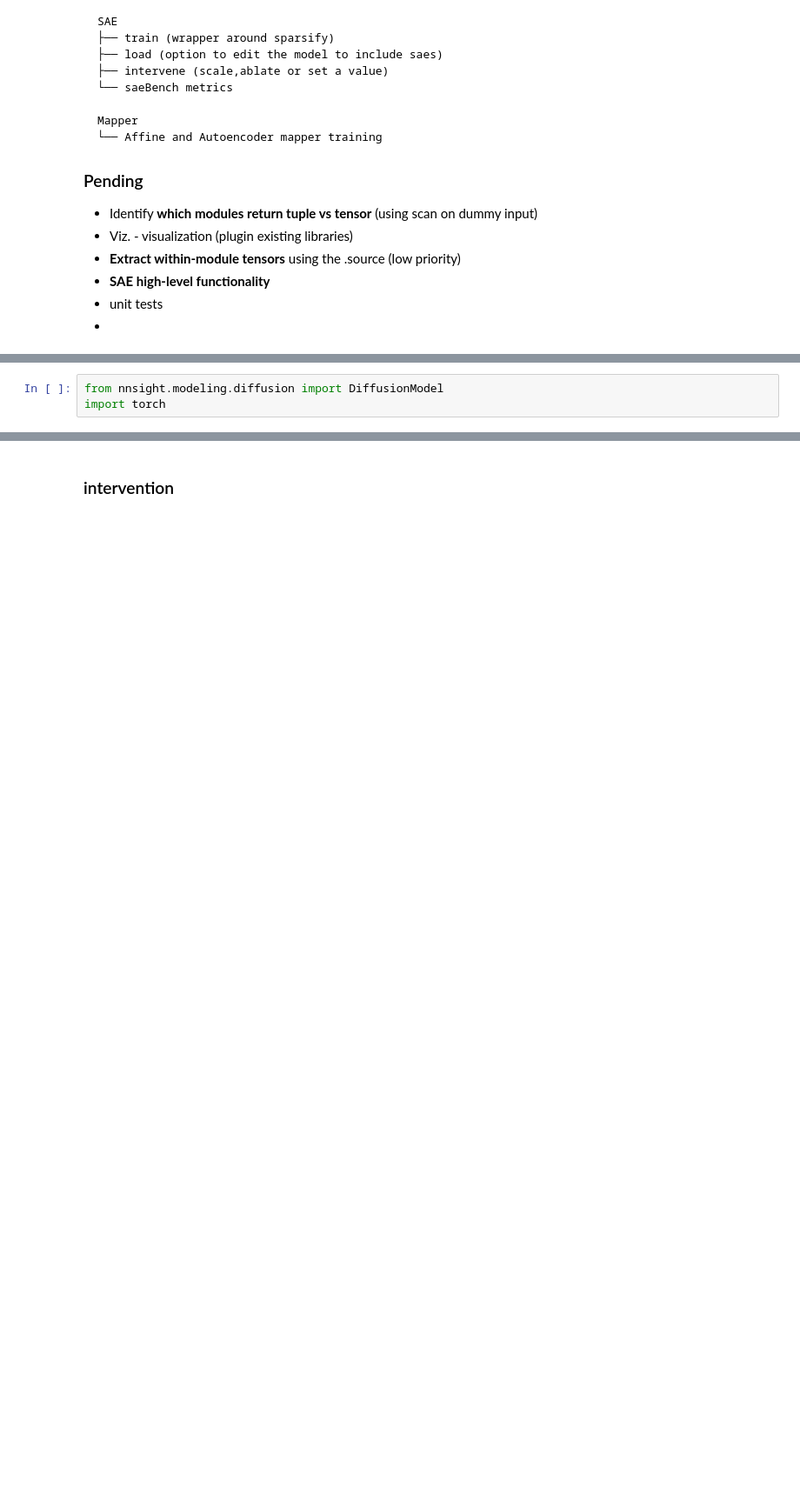
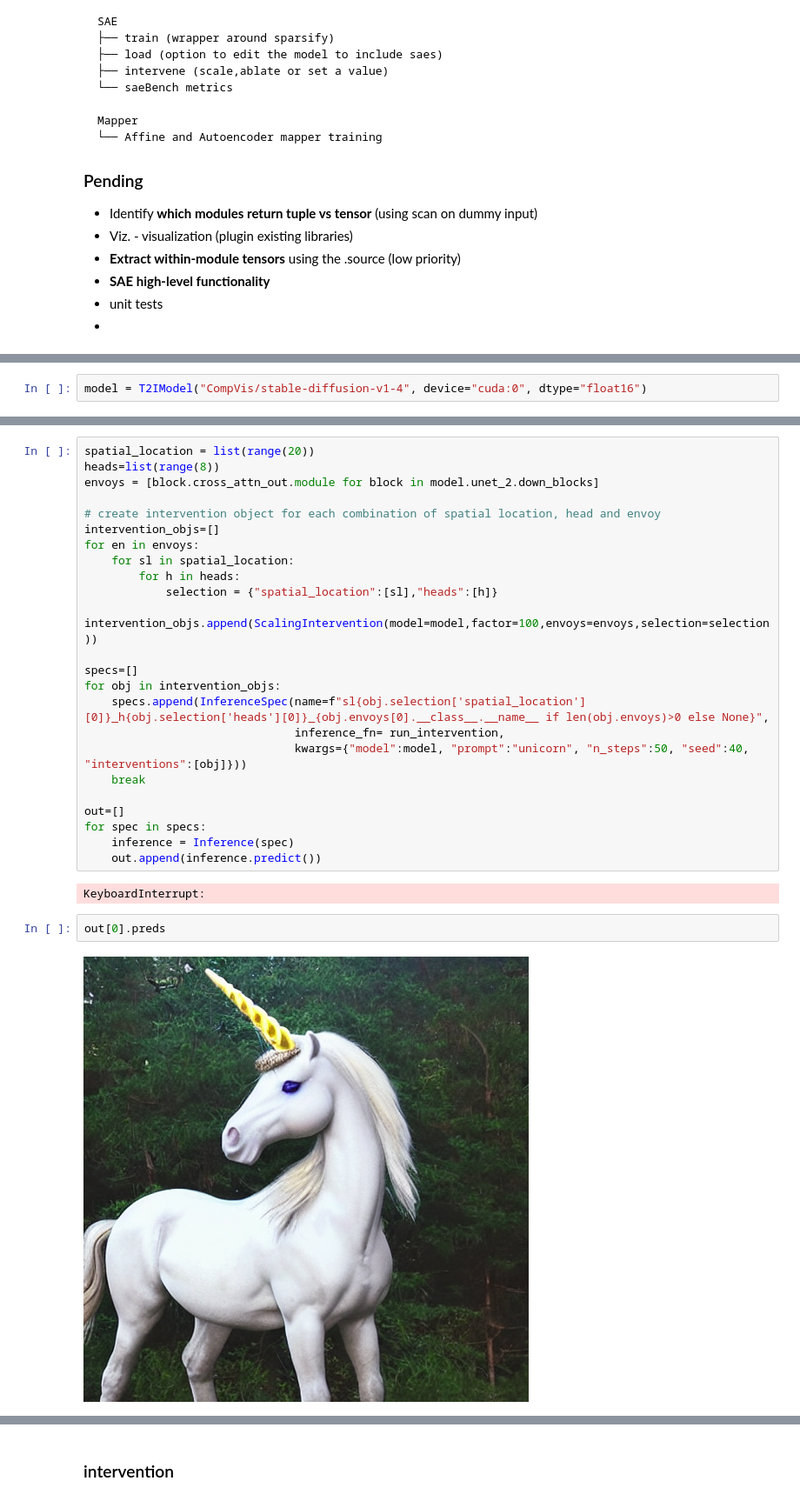
Before and after one commit to Social-AI-Studio/T2I_Interp_toolkit, a Jupyter notebook: notebooks/walkthrough.ipynb, the cells around one changed output, grey strips where cells are left out. Shown at 87% size. Cells and saved outputs as stored; diff of their text form; blank space fills up the shorter version.

Commit message:
basic intervention

```diff
--- a/notebooks/walkthrough.ipynb
+++ b/notebooks/walkthrough.ipynb
@@ -49,3 +56,2 @@ Mapper
 # %%
-from nnsight.modeling.diffusion import DiffusionModel
-import torch
+model = T2IModel("CompVis/stable-diffusion-v1-4", device="cuda:0", dtype="float16")
@@ -51,0 +138,30 @@ import torch
+# %%
+spatial_location = list(range(20))
+heads=list(range(8))
+envoys = [block.cross_attn_out.module for block in model.unet_2.down_blocks]
+
+# create intervention object for each combination of spatial location, head and envoy
+intervention_objs=[]
+for en in envoys:
+    for sl in spatial_location:
+        for h in heads:
+            selection = {"spatial_location":[sl],"heads":[h]}
+            intervention_objs.append(ScalingIntervention(model=model,factor=100,envoys=envoys,selection=selection))
+
+specs=[]
+for obj in intervention_objs:
+    specs.append(InferenceSpec(name=f"sl{obj.selection['spatial_location'][0]}_h{obj.selection['heads'][0]}_{obj.envoys[0].__class__.__name__ if len(obj.envoys)>0 else None}",
+                               inference_fn= run_intervention,
+                               kwargs={"model":model, "prompt":"unicorn", "n_steps":50, "seed":40, "interventions":[obj]}))
+    break
+
+out=[]
+for spec in specs:
+    inference = Inference(spec)
+    out.append(inference.predict())
+# %% [output]
+KeyboardInterrupt:
+# %%
+out[0].preds
+# %% [output]
+[figure, added]
```
Also changed, not shown: parts of 22 cells of this notebook, 16 other files.
